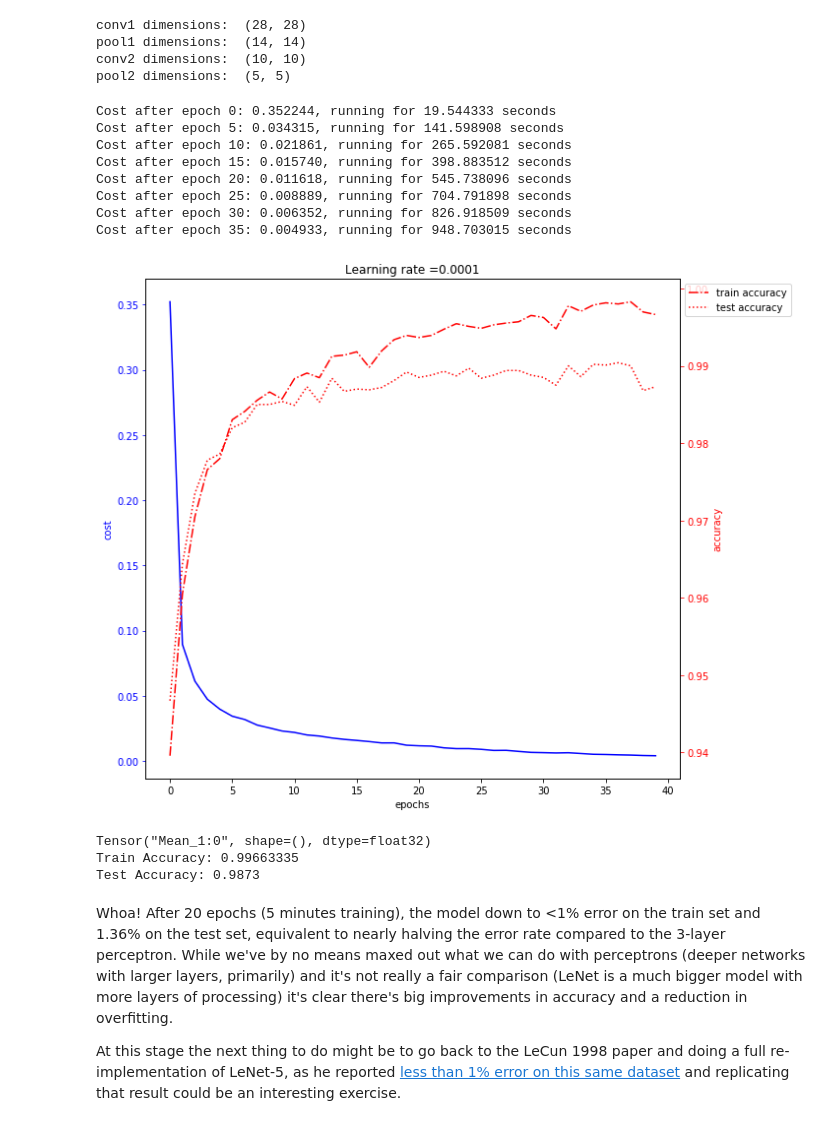
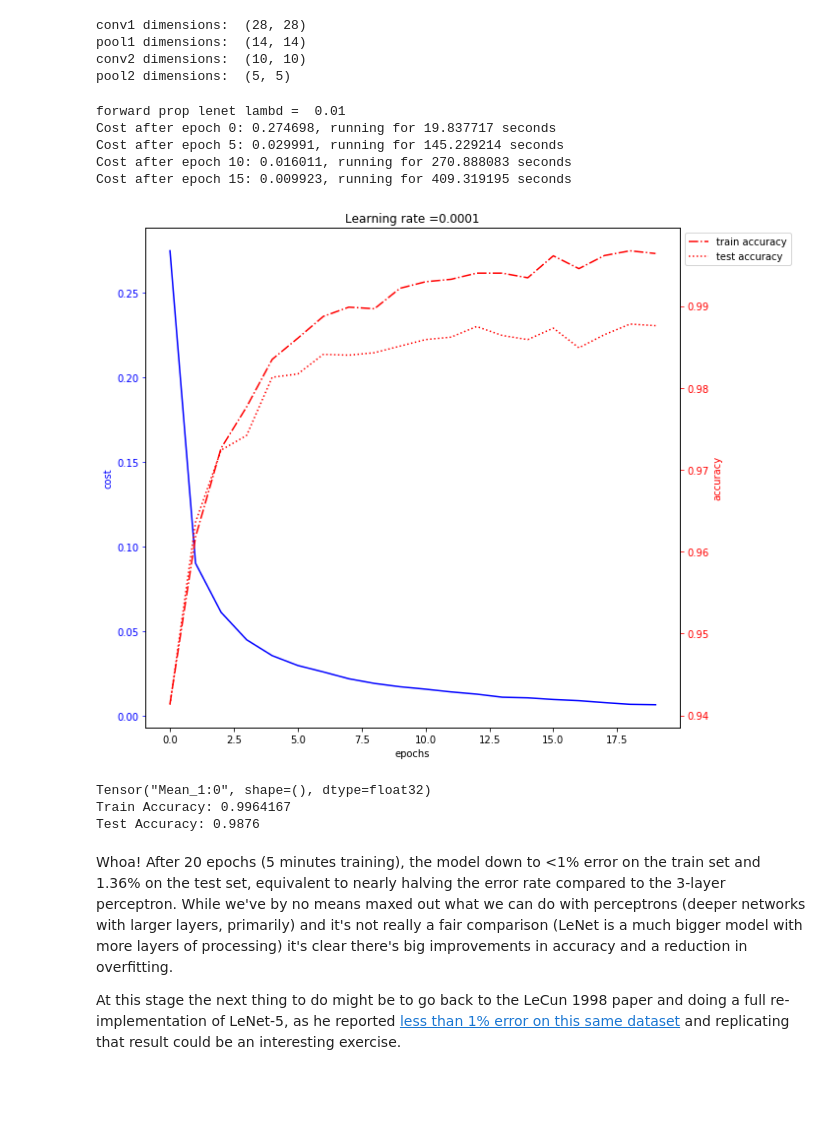
Before and after one commit to nicksexton/handwritten_digit_recognition, a Jupyter notebook: part 4 - fun with convolutional networks.ipynb, the cells around one changed output. Cells and saved outputs as stored; diff of their text form; code cells hidden in the pictures; blank space fills up the shorter version.

```diff
--- a/part 4 - fun with convolutional networks.ipynb
+++ b/part 4 - fun with convolutional networks.ipynb
@@ -212,7 +212,7 @@ def compute_cost(ZL, Y):
 
     return cost
 # %%
-def model(X_train, Y_train, X_test, Y_test, network = 'simple', learning_rate = 0.009,
+def model(X_train, Y_train, X_test, Y_test, network = 'simple', learning_rate = 0.009, regularizer_scale = 0.0,
           num_epochs = 20, minibatch_size = 32, print_cost = True):
     """
     Implements a three-layer ConvNet in Tensorflow:
@@ -234,6 +234,7 @@ def model(X_train, Y_train, X_test, Y_test, network = 'simple', learning_rate =
     parameters -- parameters learnt by the model. They can then be used to predict.
     """
 
+
     ops.reset_default_graph()                # to be able to rerun the model without overwriting tf variables
     (m, n_H0, n_W0, n_C0) = X_train.shape
     n_y = Y_train.shape[1]
@@ -246,7 +247,7 @@ def model(X_train, Y_train, X_test, Y_test, network = 'simple', learning_rate =
 
     if network == 'lenet5':    # lenet5-style model implemented later!
         parameters = initialize_parameters_lenet()
-        ZL = forward_propagation_lenet(X, parameters)
+        ZL = forward_propagation_lenet(X, parameters, lambd = regularizer_scale)
         cost = compute_cost(ZL, Y)
     else:                      # just do the simple model
         parameters = initialize_parameters_simple()
@@ -467,22 +452,20 @@ def forward_propagation_lenet(X, parameters):
 # %%
 parameters, costs, train_accuracy, test_accuracy = model(d_x_train, d_y_train,
                                                          d_x_test, d_y_test,
                                                          network='lenet5',
                                                          learning_rate = 0.0001,
-                                                         num_epochs = 40)
+                                                         regularizer_scale = 0.01,
+                                                         num_epochs = 20)
 # %% [output]
-Cost after epoch 0: 0.352244, running for 19.544333 seconds
-Cost after epoch 5: 0.034315, running for 141.598908 seconds
-Cost after epoch 10: 0.021861, running for 265.592081 seconds
-Cost after epoch 15: 0.015740, running for 398.883512 seconds
-Cost after epoch 20: 0.011618, running for 545.738096 seconds
-Cost after epoch 25: 0.008889, running for 704.791898 seconds
-Cost after epoch 30: 0.006352, running for 826.918509 seconds
-Cost after epoch 35: 0.004933, running for 948.703015 seconds
+forward prop lenet lambd =  0.01
+Cost after epoch 0: 0.274698, running for 19.837717 seconds
+Cost after epoch 5: 0.029991, running for 145.229214 seconds
+Cost after epoch 10: 0.016011, running for 270.888083 seconds
+Cost after epoch 15: 0.009923, running for 409.319195 seconds
-[figure, old version]
+[figure, new version]
 Tensor("Mean_1:0", shape=(), dtype=float32)
-Train Accuracy: 0.99663335
-Test Accuracy: 0.9873
+Train Accuracy: 0.9964167
+Test Accuracy: 0.9876
 # %% [markdown]
 Whoa! After 20 epochs (5 minutes training), the model down to <1% error on the train set and 1.36% on the test set, equivalent to nearly halving the error rate compared to the 3-layer perceptron. While we've by no means maxed out what we can do with perceptrons (deeper networks with larger layers, primarily) and it's not really a fair comparison (LeNet is a much bigger model with more layers of processing) it's clear there's big improvements in accuracy and a reduction in overfitting.
 
```
Also changed, not shown: parts of 5 cells of this notebook.
